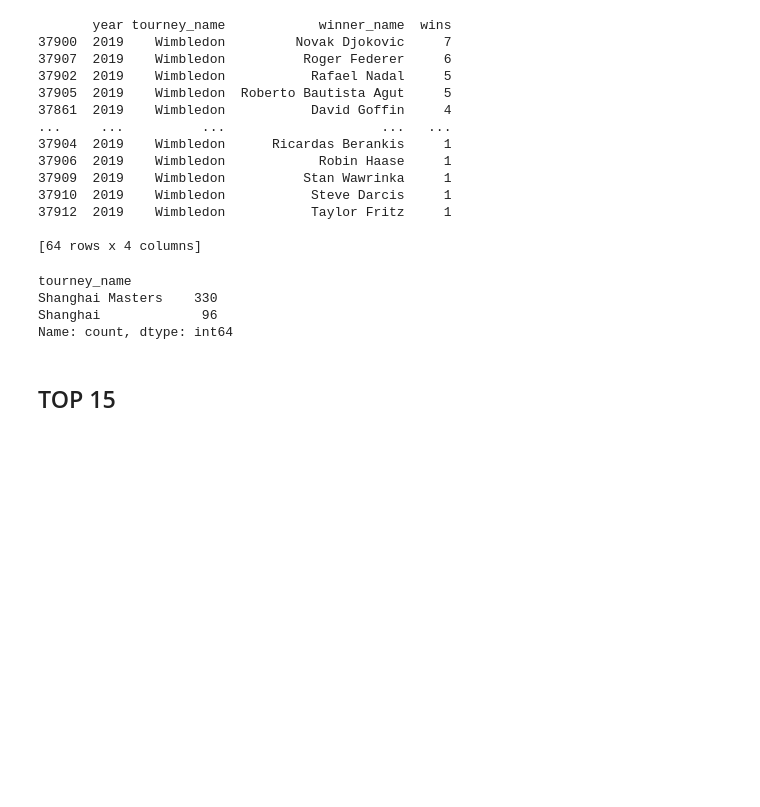
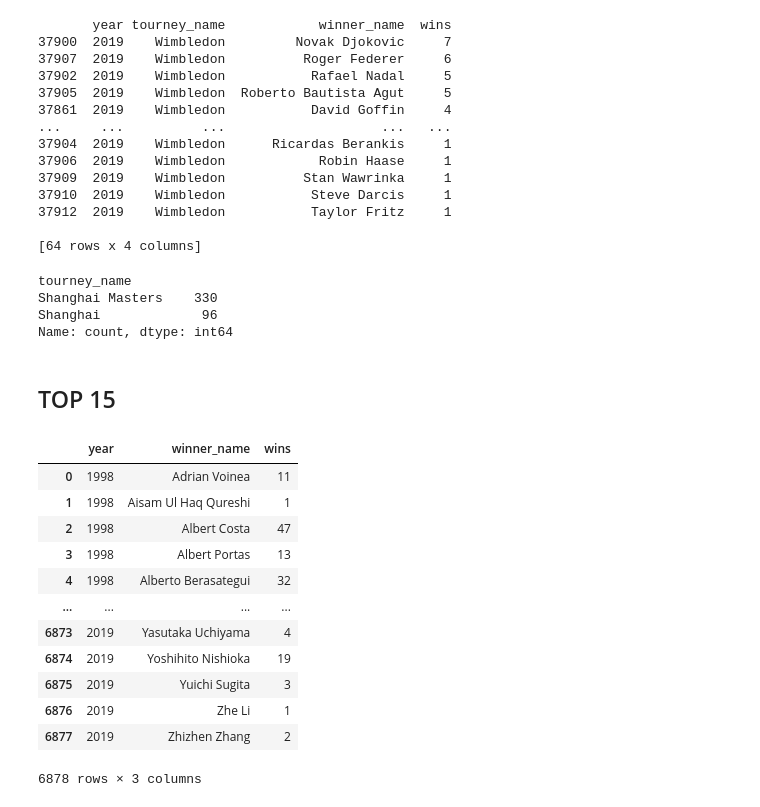
Before and after one commit to com-480-data-visualization/Racket-Science, a Jupyter notebook: Milestones/milestone 1/preprocessing/exploration_goats.ipynb, the cells around one changed output. Saved outputs shown, nothing was run; the diff lists cells and outputs as text; code cells hidden in the pictures; blank space fills up the shorter version.

```diff
--- a/Milestones/milestone 1/preprocessing/exploration_goats.ipynb
+++ b/Milestones/milestone 1/preprocessing/exploration_goats.ipynb
@@ -1305,6 +1305,22 @@ for year in range(2000, 2020):
 
     # Save to CSV
     csv_data.to_csv(os.path.join(output_dir, f"top15_overall_{year}.csv"), index=False)
+# %%
+total_wins_yearly
+# %% [output]
+|  | year | winner_name | wins |
+| 0 | 1998 | Adrian Voinea | 11 |
+| 1 | 1998 | Aisam Ul Haq Qureshi | 1 |
+| 2 | 1998 | Albert Costa | 47 |
+| 3 | 1998 | Albert Portas | 13 |
+| 4 | 1998 | Alberto Berasategui | 32 |
+| ... | ... | ... | ... |
+| 6873 | 2019 | Yasutaka Uchiyama | 4 |
+| 6874 | 2019 | Yoshihito Nishioka | 19 |
+| 6875 | 2019 | Yuichi Sugita | 3 |
+| 6876 | 2019 | Zhe Li | 1 |
+| 6877 | 2019 | Zhizhen Zhang | 2 |
+6878 rows × 3 columns
 # %%
 import os
 import json
```
Also changed, not shown: parts of 1 cell of this notebook, 22 other files.
